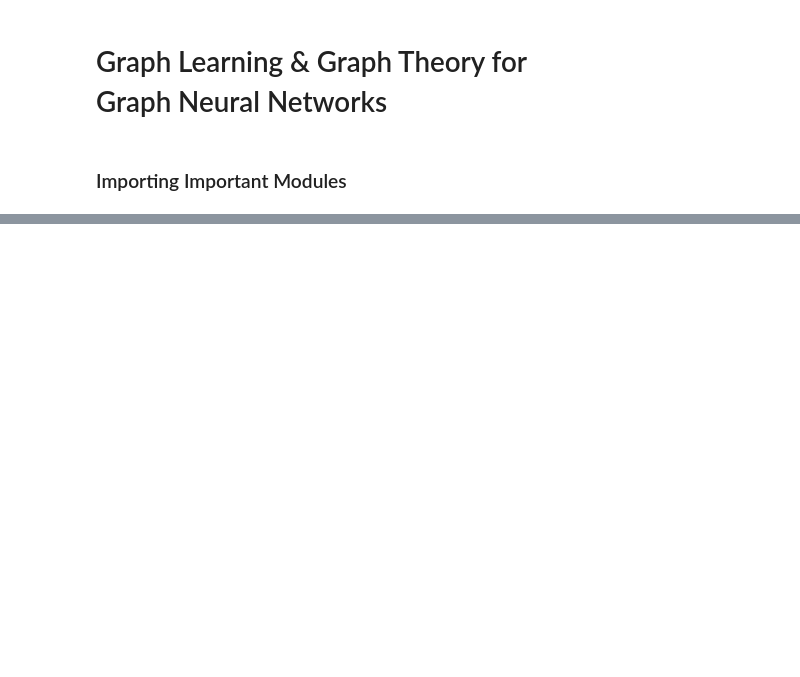
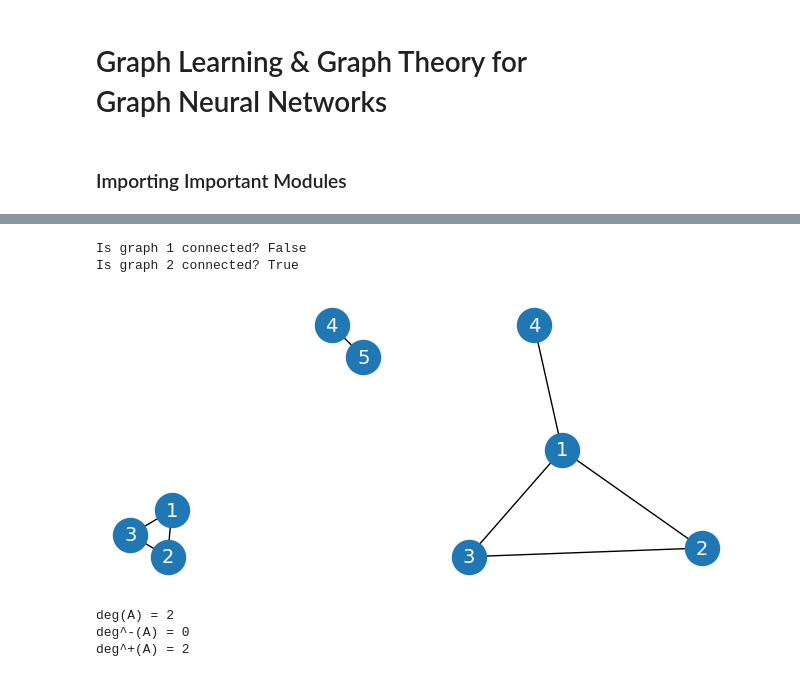
Before and after one commit to gojousatoru007/Graph-Neural-Networks, a Jupyter notebook: Graph Learning.ipynb, the cells around one changed output, grey strips where cells are left out. Drawn from its saved outputs; the diff is of its cells as text; code cells hidden in the pictures; blank space fills up the shorter version.

```diff
--- a/Graph Learning.ipynb
+++ b/Graph Learning.ipynb
@@ -6,0 +63,49 @@ import networkx as nx
+# %%
+G1 = nx.Graph()
+G1.add_edges_from([(1, 2), (2, 3), (3, 1), (4, 5)])
+print(f"Is graph 1 connected? {nx.is_connected(G1)}")
+
+
+G2 = nx.Graph()
+G2.add_edges_from([(1, 2), (2, 3), (3, 1), (1, 4)])
+print(f"Is graph 2 connected? {nx.is_connected(G2)}")
+# %% [output]
+Is graph 1 connected? False
+Is graph 2 connected? True
+# %%
+plt.figure(figsize=(8,8))
+plt.subplot(221)
+plt.axis('off')
+nx.draw_networkx(G1,
+                 pos=nx.spring_layout(G1, seed=0),
+                 node_size=600,
+                 cmap='coolwarm',
+                 font_size=14,
+                 font_color='white'
+                 )
+plt.subplot(222)
+plt.axis('off')
+nx.draw_networkx(G2,
+                 pos=nx.spring_layout(G2, seed=0),
+                 node_size=600,
+                 cmap='coolwarm',
+                 font_size=14,
+                 font_color='white'
+                 )
+# %% [output]
+[figure, added]
+# %%
+G = nx.Graph()
+G.add_edges_from([('A', 'B'), ('A', 'C'), ('B', 'D'), ('B', 'E'), ('C', 'F'), ('C', 'G')])
+print(f"deg(A) = {G.degree['A']}")
+
+DG = nx.DiGraph()
+DG.add_edges_from([('A', 'B'), ('A', 'C'), ('B', 'D'), ('B', 'E'), ('C', 'F'), ('C', 'G')])
+print(f"deg^-(A) = {DG.in_degree['A']}")
+print(f"deg^+(A) = {DG.out_degree['A']}")
+
+# Applied to various routing algorithms <Communication Network>
+# %% [output]
+deg(A) = 2
+deg^-(A) = 0
+deg^+(A) = 2
```
Also changed, not shown: parts of 10 cells of this notebook, 3 other files.
